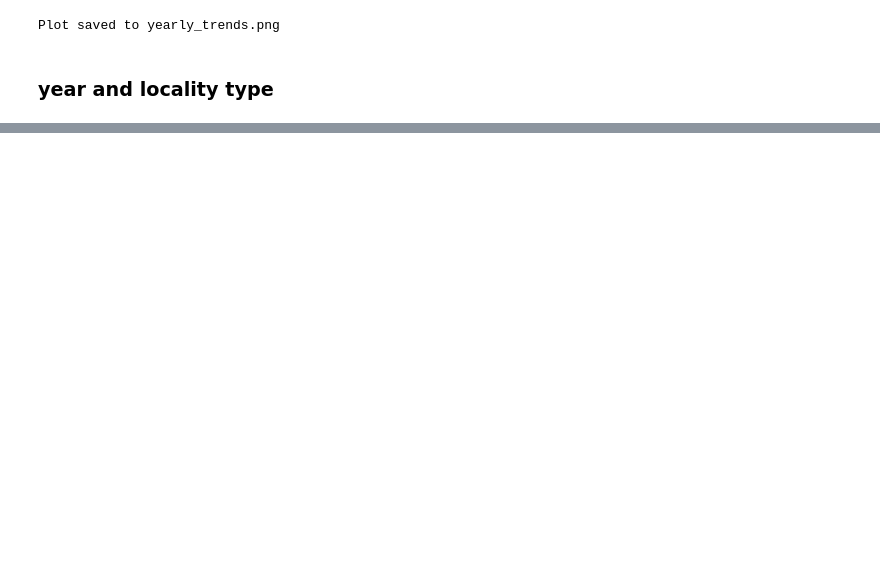
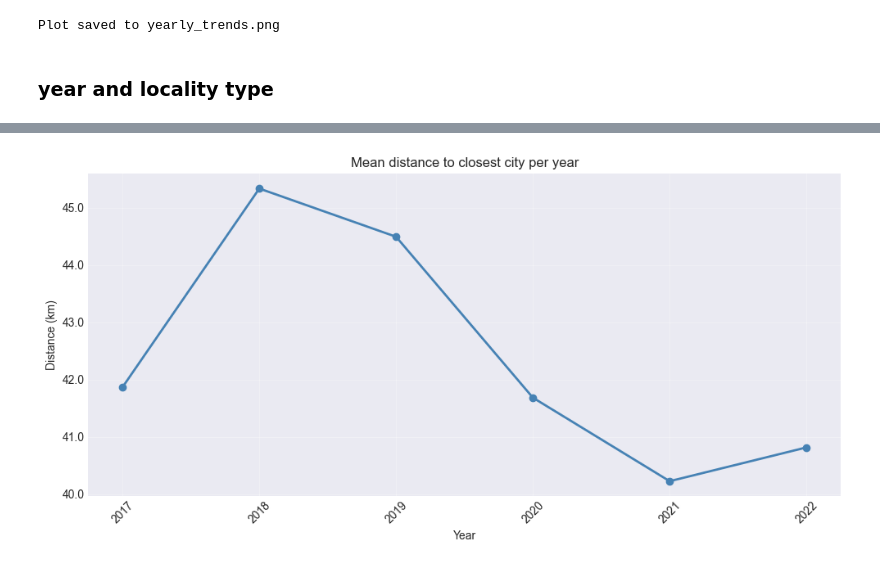
Before and after one commit to Miaaaac/ceu-ds-project-groupB-2026, a Jupyter notebook: ebird/analysis_notebooks/native_european_bird_analysis.ipynb, the cells around one changed output, grey strips where cells are left out. Saved outputs shown, nothing was run; the diff lists cells and outputs as text; code cells hidden in the pictures; blank space fills up the shorter version.

```diff
--- a/ebird/analysis_notebooks/native_european_bird_analysis.ipynb
+++ b/ebird/analysis_notebooks/native_european_bird_analysis.ipynb
@@ -726,0 +728,10 @@ Observations by season:
+# %%
+# Load European cities
+url = "https://naturalearth.s3.amazonaws.com/10m_cultural/ne_10m_populated_places.zip"
+world = gpd.read_file(url)
+europe = world[world.geometry.x.between(-25, 45) & world.geometry.y.between(34, 72)]
+cities = europe[['NAME', 'ADM0NAME', 'geometry']].copy()
+cities['lon'] = cities.geometry.x
+cities['lat'] = cities.geometry.y
+cities = cities.drop(columns='geometry').reset_index(drop=True)
+cities
@@ -726,0 +825,14 @@ Observations by season:
+# %%
+# --- 1. Average distance to closest city per year ---
+dist_by_year = (
+    df_migratory
+    .dropna(subset=['distance_km', 'year'])
+    .groupby('year')['distance_km']
+    .agg(mean_distance_km='mean', median_distance_km='median', n_observations='count')
+    .reset_index()
+    .sort_values('year')
+)
+dist_by_year['year'] = dist_by_year['year'].astype(int)
+
+print("Average distance to closest city per year:")
+print(dist_by_year.to_string(index=False))
@@ -726,0 +848,18 @@ Observations by season:
+# %%
+fig, ax = plt.subplots(figsize=(10, 5))
+
+ax.plot(dist_by_year['year'], dist_by_year['mean_distance_km'],
+        color='steelblue', marker='o', linewidth=2, markersize=6)
+
+ax.set_xticks(dist_by_year['year'])
+ax.set_xticklabels(dist_by_year['year'], rotation=45)
+ax.set_title('Mean distance to closest city per year')
+ax.set_xlabel('Year')
+ax.set_ylabel('Distance (km)')
+ax.grid(True, alpha=0.3)
+ax.yaxis.set_major_formatter(mticker.FuncFormatter(lambda x, _: f'{x:,.1f}'))
+
+plt.tight_layout()
+plt.show()
+# %% [output]
+[figure, added]
```
Also changed, not shown: parts of 31 cells of this notebook, 13 other files.
